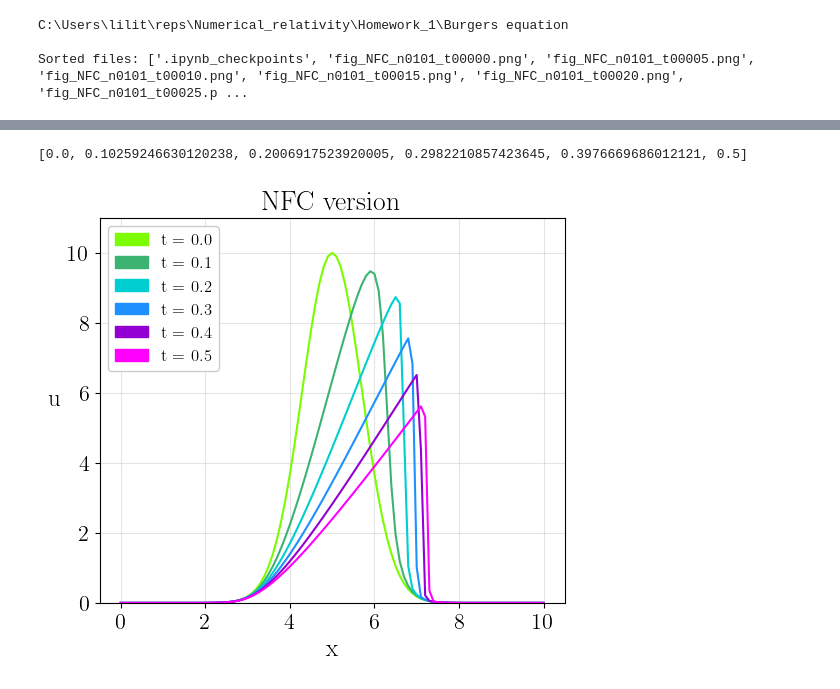
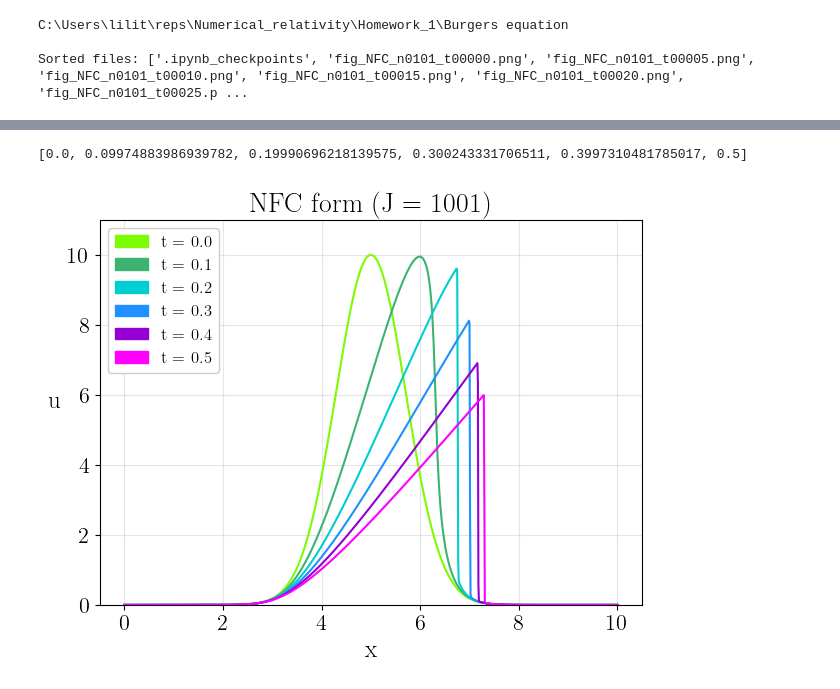
Before and after one commit to Alice-Palladino/Numerical_relativity, a Jupyter notebook: Homework_1/Burgers equation/Burgers equation.ipynb, the cells around one changed output, grey strips where cells are left out. Cells and saved outputs as stored; diff of their text form; code cells hidden in the pictures.

```diff
--- a/Homework_1/Burgers equation/Burgers equation.ipynb
+++ b/Homework_1/Burgers equation/Burgers equation.ipynb
@@ -25,7 +25,7 @@ plt.rcParams.update({
 # %%
 # Define the domain
 L = 10.0     # Domain length
-nx = 101    # Number of grid points
+nx = 1001    # Number of grid points
 dx = L/(nx-1)   # Grid spacing
 x = np.linspace(0, L, nx)
 
@@ -480,7 +480,7 @@ print(selected_times)
 # for t in selected_times:
 #     print(round(t, 1))
 # %% [output]
-[0.0, 0.10259246630120238, 0.2006917523920005, 0.2982210857423645, 0.3976669686012121, 0.5]
+[0.0, 0.09974883986939782, 0.19990696218139575, 0.300243331706511, 0.3997310481785017, 0.5]
 # %%
 # Run the for cycle again saving the times of interest
 u_current = u_initial.copy()
@@ -493,7 +493,7 @@ t = 0.0
 i = 0
 j = 0
 
-plt.figure(figsize=(6, 5))
+plt.figure(figsize=(7, 5))
 
 #save the initial conditions
 # Note: I'm plotting things with a very big fontsize for better visibility in the report
@@ -516,32 +516,32 @@ while t < t_final:
     u_current = u_next.copy()
 
     #advance the time
     t += dt
     i += 1
 
     #plot the result if it's one of the times we chose before
 
     if (t in selected_times):
 
         #plt.plot(x, u_current, c=colors[j], label='t = %.1f' % t)
         plt.plot(x, u_current, color = colors[j])
         legend_patches.append(Patch(color=colors[j], label='t = %.1f' % t))
         j += 1
 
 
-plt.title('NFC version', fontsize = 20)
+plt.title('NFC form (J = %i)' % nx, fontsize = 20)
 plt.ylim(0,11)
 plt.xlabel('x', fontsize = 18)
 plt.ylabel('u', rotation = 0, labelpad = 10, fontsize = 18)
 plt.xticks(fontsize = 16)
 plt.yticks(fontsize = 16)
 plt.grid(alpha = 0.2, c = 'grey')
 plt.legend(handles=legend_patches, loc='upper left', fontsize = 12, framealpha = 1)
 
 n_str = f"{nx:04d}"
 figname = f"./images_NFC/progression_NFC_n{n_str}.png"
 plt.savefig(figname, dpi=200, bbox_inches='tight')
 plt.show()
 plt.close()
 # %% [output]
-[figure, old version]
+[figure, new version]
```
Also changed, not shown: parts of 4 cells of this notebook, 8 other files.
